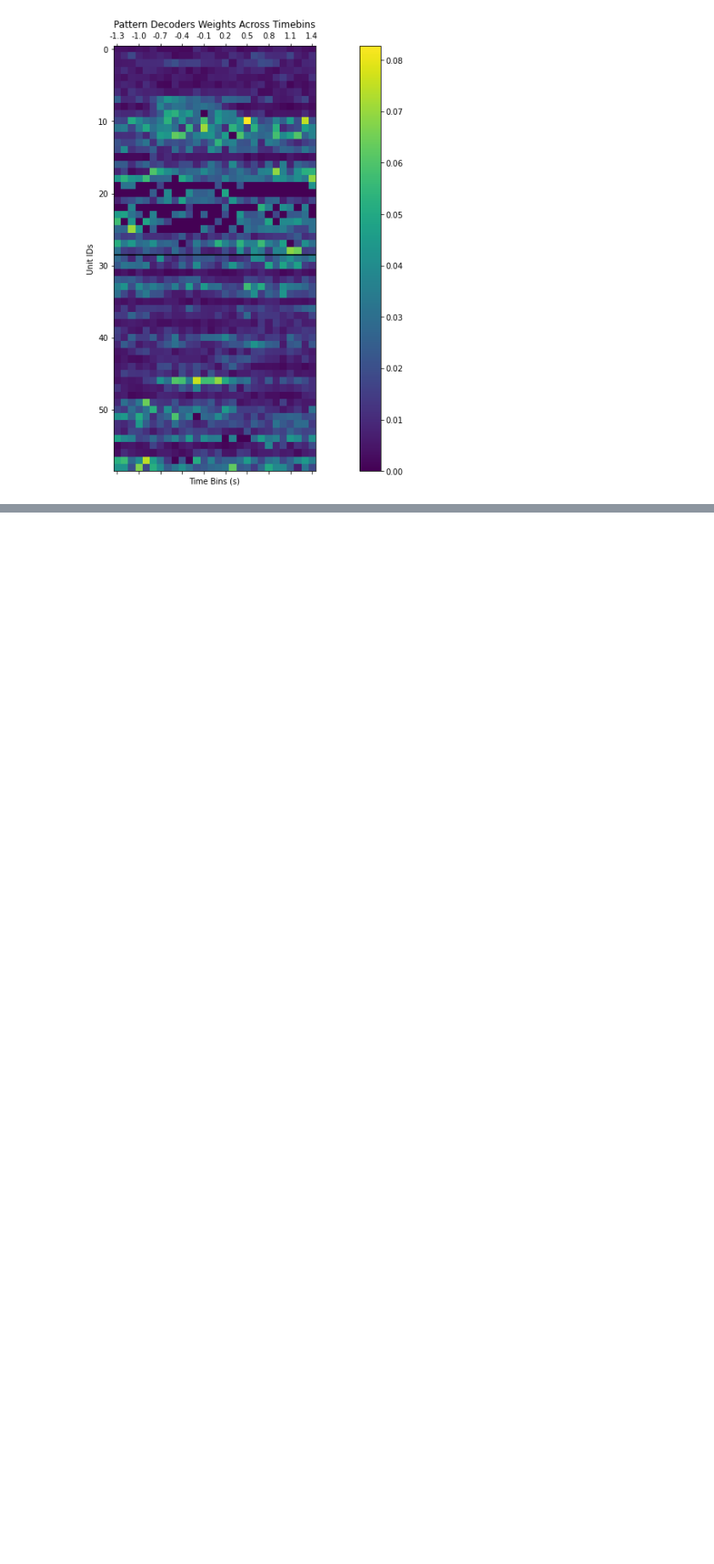
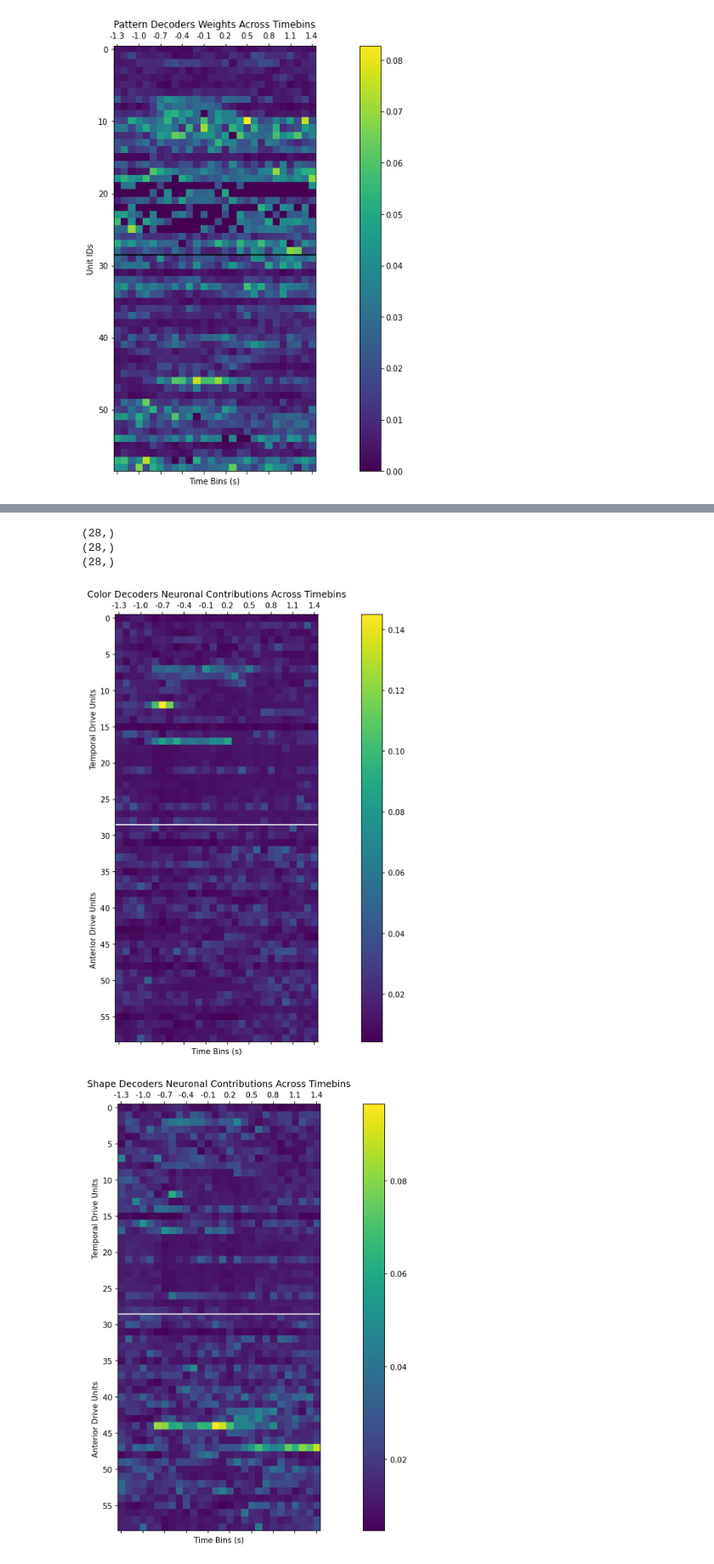
Before and after one commit to pqz317/wcst_decode, a Jupyter notebook: notebooks/attribution_analysis.ipynb, the cells around one changed output, grey strips where cells are left out. Shown at 85% size. Cells and saved outputs as stored; diff of their text form; code cells hidden in the pictures; blank space fills up the shorter version.

Commit message:
regen figures with normalized model, lfp analysis

```diff
--- a/notebooks/attribution_analysis.ipynb
+++ b/notebooks/attribution_analysis.ipynb
@@ -207,0 +210,34 @@ for feature_dim in feature_dims:
+# %%
+for feature_dim in feature_dims:
+    # models are num_time_points x num_models
+    models = np.load(fs.open(f"l2l.pqz317.scratch/{feature_dim}_torch_normed_lr_models_{pre_interval}_fb_{post_interval}_by_bin_random_split.npy"), allow_pickle=True)
+    weights = classifier_utils.evaluate_model_weights_by_time_bins(models, 59, 4)
+
+    sums = np.sum(weights, axis=0)
+    print(sums.shape)
+
+    normalized = weights / np.sum(weights, axis=0)
+    # reorder by temp then ant
+    reordered = normalized[temp_then_ant, :]
+
+    fig, ax = plt.subplots(figsize=(20, 10))
+    colors = ax.matshow(reordered)
+    fig.colorbar(colors)
+    axis = np.arange(0, 28, 3)
+    labels = np.around((axis - 13) * 0.1, 1)
+    ax.set_xticks(axis)
+    ax.set_xticklabels(labels)
+    ax.set_xlabel("Time Bins (s)")
+    y_axis = np.arange(0, 59, 5)
+    ax.set_ylabel("Anterior Drive Units                                                  Temporal Drive Units")
+    ax.set_yticks(y_axis)
+    ax.set_yticklabels(y_axis)
+    ax.axhline(len(temp_units) - 0.5, color='white')
+
+    ax.set_title(f"{feature_dim} Decoders Neuronal Contributions Across Timebins")
+# %% [output]
+(28,)
+(28,)
+(28,)
+[figure, added]
+[figure, added]
```
Also changed, not shown: parts of 5 cells of this notebook, 8 other files.
